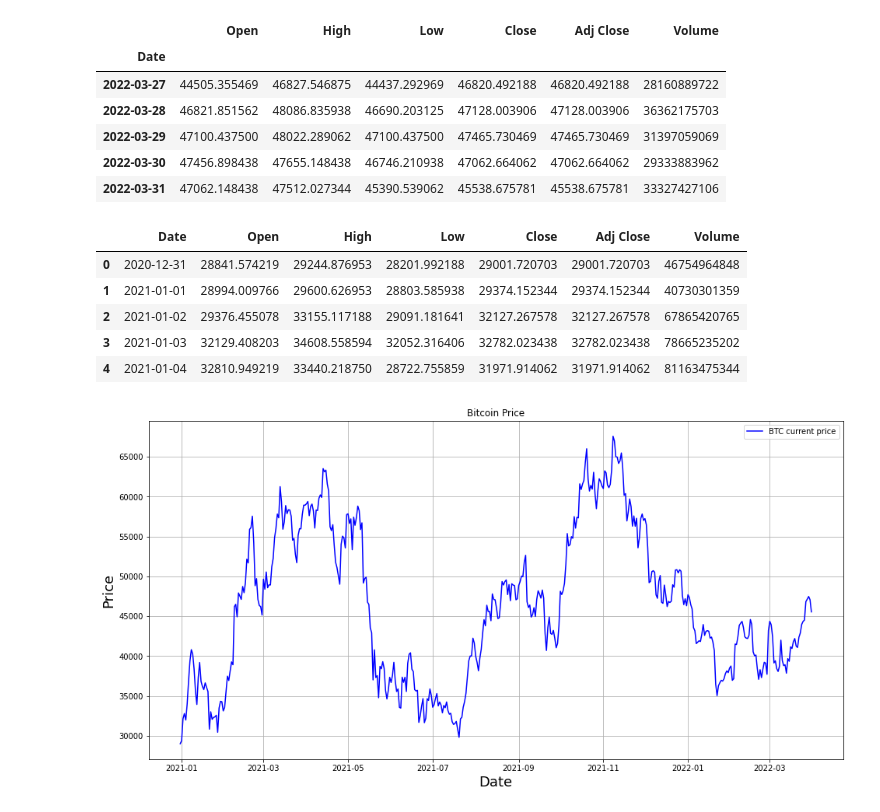
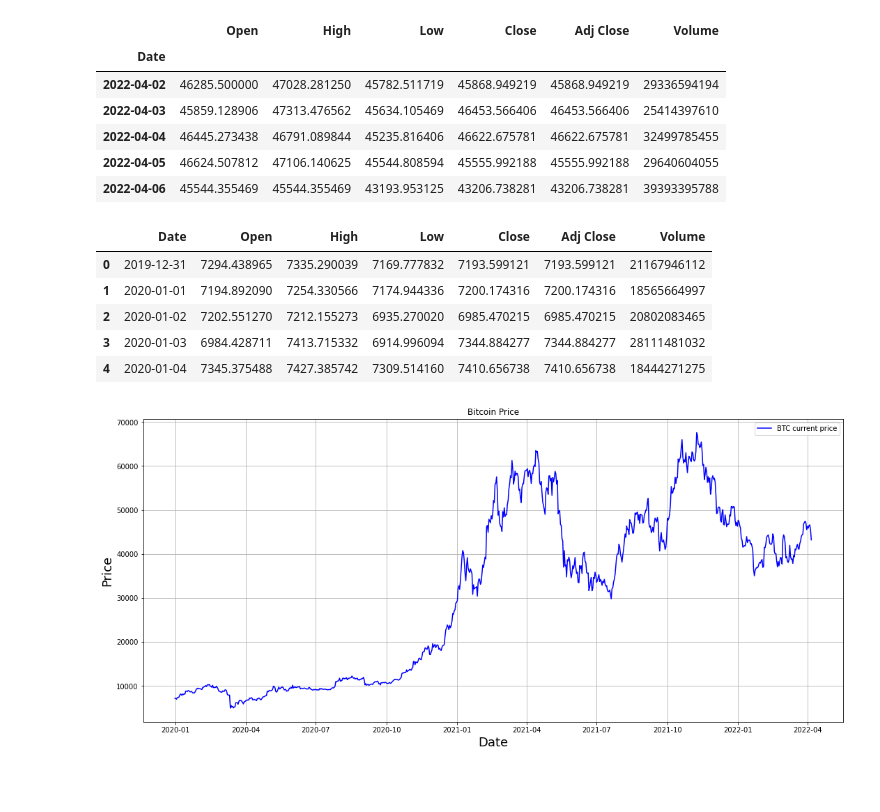
Before and after one commit to Marufibragimov11/Crypto_currency_forecast, a Jupyter notebook: Crypto Forecast.ipynb, the cells around one changed output. Saved outputs shown, nothing was run; the diff lists cells and outputs as text; code cells hidden in the pictures; blank space fills up the shorter version.

```diff
--- a/Crypto Forecast.ipynb
+++ b/Crypto Forecast.ipynb
@@ -8,26 +8,26 @@ import yfinance as yf
 import plotly.express as px
 # %%
 data = yf.download("BTC-USD",
-                  start = "2021-01-01",
-                  end = "2022-04-01",
+                  start = "2020-01-01",
+                  end = "2022-04-07",
                   progress = False)
 data = pd.DataFrame(data)
 data.tail()
 # %% [output]
 |  | Open | High | Low | Close | Adj Close | Volume |
 | Date |  |  |  |  |  |  |
-| 2022-03-27 | 44505.355469 | 46827.546875 | 44437.292969 | 46820.492188 | 46820.492188 | 28160889722 |
-| 2022-03-28 | 46821.851562 | 48086.835938 | 46690.203125 | 47128.003906 | 47128.003906 | 36362175703 |
-| 2022-03-29 | 47100.437500 | 48022.289062 | 47100.437500 | 47465.730469 | 47465.730469 | 31397059069 |
-| 2022-03-30 | 47456.898438 | 47655.148438 | 46746.210938 | 47062.664062 | 47062.664062 | 29333883962 |
-| 2022-03-31 | 47062.148438 | 47512.027344 | 45390.539062 | 45538.675781 | 45538.675781 | 33327427106 |
+| 2022-04-02 | 46285.500000 | 47028.281250 | 45782.511719 | 45868.949219 | 45868.949219 | 29336594194 |
+| 2022-04-03 | 45859.128906 | 47313.476562 | 45634.105469 | 46453.566406 | 46453.566406 | 25414397610 |
+| 2022-04-04 | 46445.273438 | 46791.089844 | 45235.816406 | 46622.675781 | 46622.675781 | 32499785455 |
+| 2022-04-05 | 46624.507812 | 47106.140625 | 45544.808594 | 45555.992188 | 45555.992188 | 29640604055 |
+| 2022-04-06 | 45544.355469 | 45544.355469 | 43193.953125 | 43206.738281 | 43206.738281 | 39393395788 |
 # %%
 res_data = data.reset_index()
 res_data.head()
 # %% [output]
 |  | Date | Open | High | Low | Close | Adj Close | Volume |
-| 0 | 2020-12-31 | 28841.574219 | 29244.876953 | 28201.992188 | 29001.720703 | 29001.720703 | 46754964848 |
-| 1 | 2021-01-01 | 28994.009766 | 29600.626953 | 28803.585938 | 29374.152344 | 29374.152344 | 40730301359 |
-| 2 | 2021-01-02 | 29376.455078 | 33155.117188 | 29091.181641 | 32127.267578 | 32127.267578 | 67865420765 |
-| 3 | 2021-01-03 | 32129.408203 | 34608.558594 | 32052.316406 | 32782.023438 | 32782.023438 | 78665235202 |
-| 4 | 2021-01-04 | 32810.949219 | 33440.218750 | 28722.755859 | 31971.914062 | 31971.914062 | 81163475344 |
+| 0 | 2019-12-31 | 7294.438965 | 7335.290039 | 7169.777832 | 7193.599121 | 7193.599121 | 21167946112 |
+| 1 | 2020-01-01 | 7194.892090 | 7254.330566 | 7174.944336 | 7200.174316 | 7200.174316 | 18565664997 |
+| 2 | 2020-01-02 | 7202.551270 | 7212.155273 | 6935.270020 | 6985.470215 | 6985.470215 | 20802083465 |
+| 3 | 2020-01-03 | 6984.428711 | 7413.715332 | 6914.996094 | 7344.884277 | 7344.884277 | 28111481032 |
+| 4 | 2020-01-04 | 7345.375488 | 7427.385742 | 7309.514160 | 7410.656738 | 7410.656738 | 18444271275 |
@@ -34,22 +36,22 @@ res_data.head()
 # %%
 res_data = res_data[["Date", "Close"]]
 res_data["Date"] = pd.to_datetime(res_data.Date)
 # px.line(res_data['Close'], x=res_data['Date'], y=res_data['Close'], title='Crypto forecast')
 
 # res_data["Close"].plot(figsize=(16, 8), title="BTC Current Prices", fontsize=15, label="Close Price")
 
-plt.figure(figsize = (16, 8))
+plt.figure(figsize = (18, 8))
 plt.grid(True)
 plt.plot(data['Close'], color = 'blue', label='BTC current price')
 plt.title('Bitcoin Price')
 plt.xlabel('Date', fontsize = 18)
 plt.ylabel('Price', fontsize = 18)
 plt.legend()
 plt.show()
 # plt.legend()
 # plt.grid()
 # plt.show()
 # %% [output]
-[figure, old version]
+[figure, new version]
 # %%
 from autots import AutoTS
```
Also changed, not shown: parts of 6 cells of this notebook, 6 other files.
